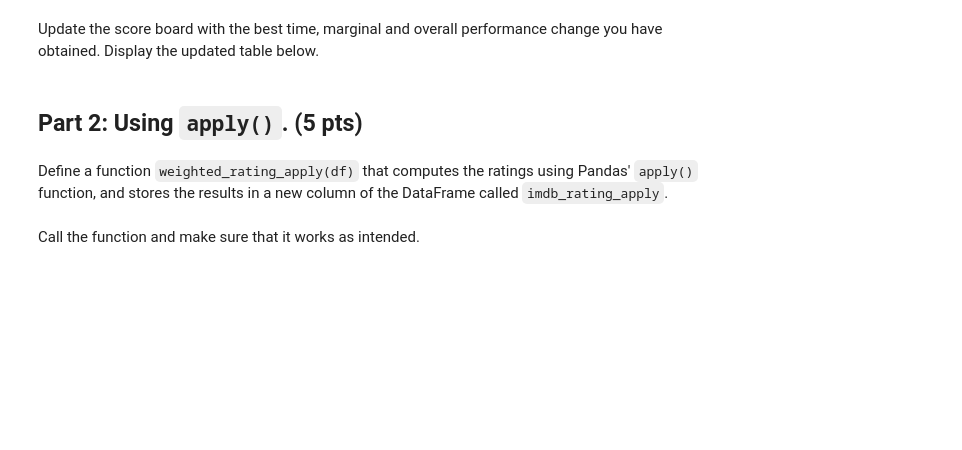
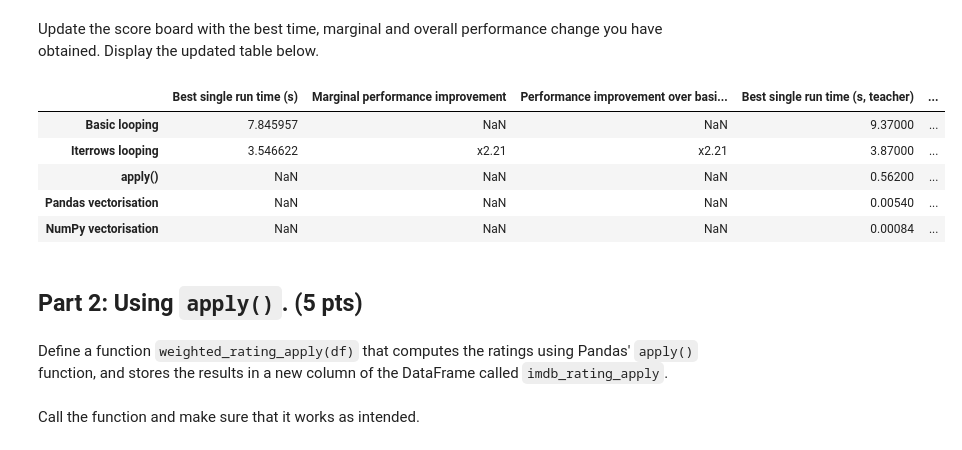
Before and after one commit to simonmoesorensen/02807DataScience-project-1, a Jupyter notebook: 02807_Project_1.ipynb, the cells around one changed output. Saved outputs shown, nothing was run; the diff lists cells and outputs as text; code cells hidden in the pictures; blank space fills up the shorter version.

```diff
--- a/02807_Project_1.ipynb
+++ b/02807_Project_1.ipynb
@@ -339,3 +354,12 @@ Define a function `weighted_rating_iterrows(df)` that computes the ratings by lo
+# %%
+# your code goes here
+def weighted_rating_iterrows(df):
+    ratings_list = []
+
+    for idx, row in df.iterrows():
+        ratings_list.append(weighted_rating(row))
+
+    df['imdb_rating_iter'] = ratings_list
 # %% [markdown]
 Call the function and make sure that it works as intended.
 # %%
@@ -360,3 +392,18 @@ Update the score board with the best time, marginal and overall performance chan
+# %%
+def formatter(time):
+    return "x{:0.2f}".format(time)
+# %%
+timings.iloc[1, 0:3] = [iterrows_time.best,
+                        formatter(basic_time.best /  iterrows_time.best),
+                        formatter(basic_time.best /  iterrows_time.best)]
+timings
+# %% [output]
+|  | Best single run time (s) | Marginal performance improvement | Performance improvement over basi... | Best single run time (s, teacher) | ... |
+| Basic looping | 7.845957 | NaN | NaN | 9.37000 | ... |
+| Iterrows looping | 3.546622 | x2.21 | x2.21 | 3.87000 | ... |
+| apply() | NaN | NaN | NaN | 0.56200 | ... |
+| Pandas vectorisation | NaN | NaN | NaN | 0.00540 | ... |
+| NumPy vectorisation | NaN | NaN | NaN | 0.00084 | ... |
 # %% [markdown]
 ## Part 2: Using `apply()`. (5 pts)
 # %% [markdown]
```
Also changed, not shown: parts of 43 cells of this notebook.
